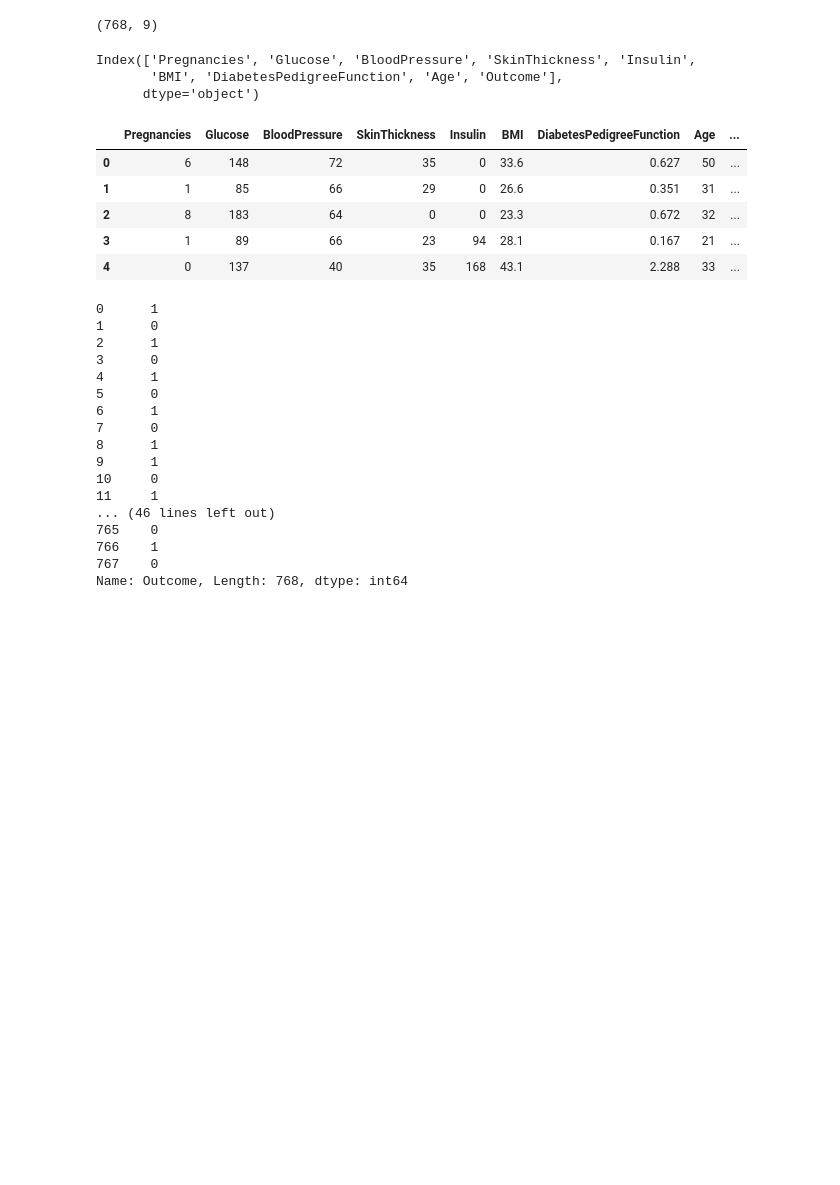
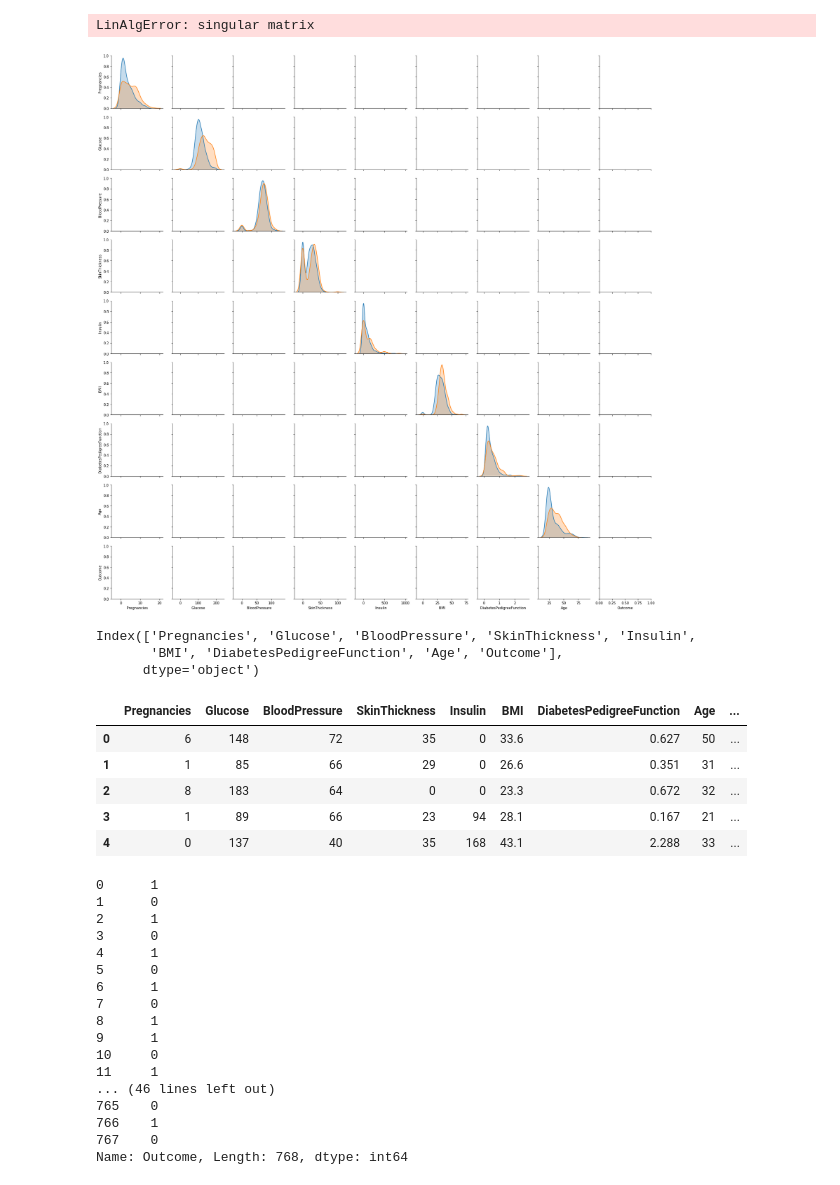
Before and after one commit to GeorgiMinkov/Machine-Learning-Course, a Jupyter notebook: Diabetes - Diabetes mellitus/Diabetes Data Exploration.ipynb, the cells around one changed output. Cells and saved outputs as stored; diff of their text form; code cells hidden in the pictures; blank space fills up the shorter version.

```diff
--- a/Diabetes - Diabetes mellitus/Diabetes Data Exploration.ipynb
+++ b/Diabetes - Diabetes mellitus/Diabetes Data Exploration.ipynb
@@ -17,9 +14,13 @@ examples.directory is deprecated; in the future, examples will be found relative
 # %%
 matrix = pd.read_csv('small_data_set.csv')
-# %%
-matrix.shape
-# %% [output]
-(768, 9)
+# %%
+
+
+sns.pairplot(data=matrix,hue='Outcome')
+plt.show()
+# %% [output]
+LinAlgError: singular matrix
+[figure, added]
 # %%
 print(matrix.columns)
 # %% [output]
```
Also changed, not shown: parts of 1 cell of this notebook, 2 other files.
